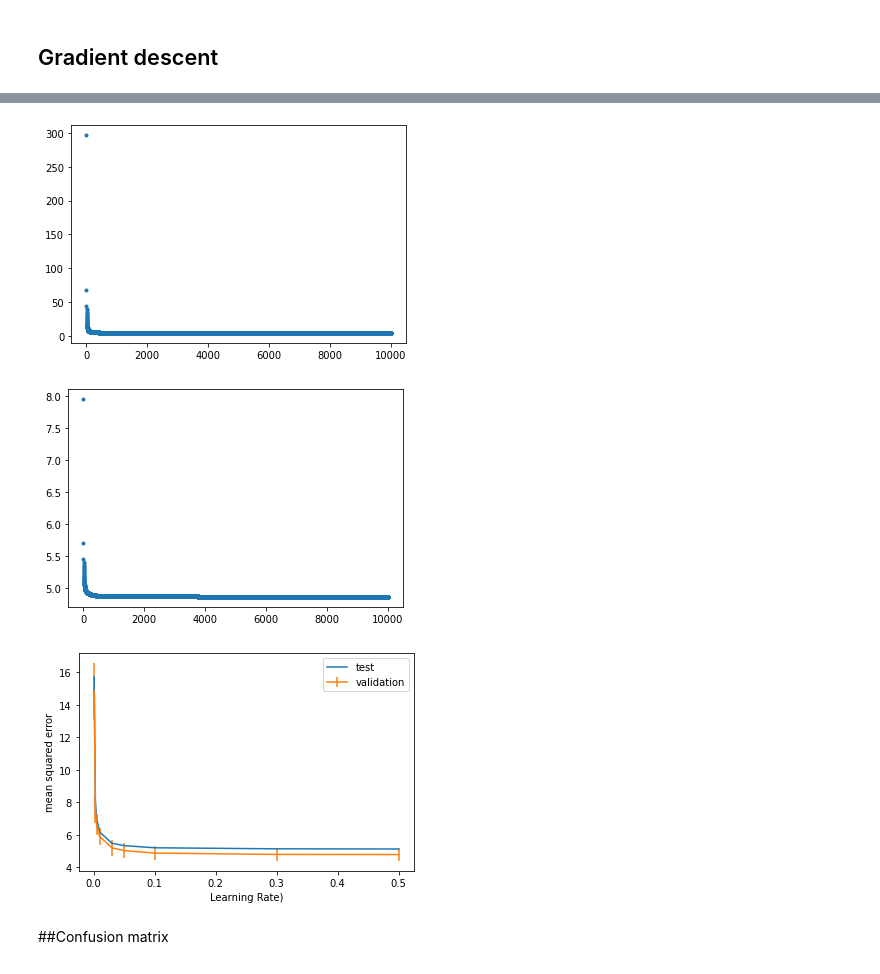
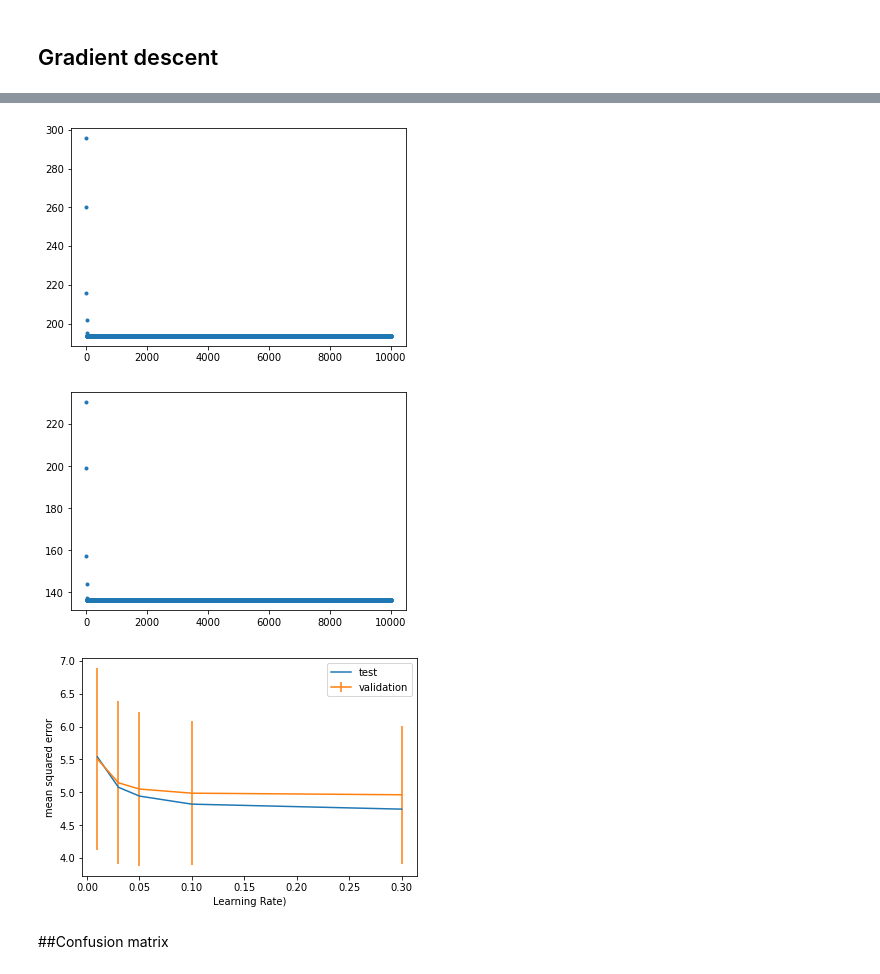
Before and after one commit to VenissaCarolQuadros/COMP551, a Jupyter notebook: COMP551_A1.ipynb, the cells around one changed output, grey strips where cells are left out. Drawn from its saved outputs; the diff is of its cells as text; code cells hidden in the pictures.

```diff
--- a/COMP551_A1.ipynb
+++ b/COMP551_A1.ipynb
@@ -95,15 +95,17 @@ class StochasticGradientDescent:
         self.cost_history=[]
 
     def run(self, gradient_fn, x, y, w):
+        learning_rate=self.learning_rate
         grad = np.inf
         t = 1
         instance=0
         while t < self.max_iters:
             grad, cost = gradient_fn(x, y, w, instance)
             self.cost_history.append(cost)
-            w = w - self.learning_rate * grad         # weight update step
+            w = w - learning_rate * grad         # weight update step
             if self.record_history:
                 self.w_history.append(w)
+            learning_rate=self.learning_rate/t
             instance+=1
             if instance==x.shape[0]:
               instance=0
@@ -136,7 +138,7 @@ class LinearRegression:
         def gradient(x, y, w):                          # define the gradient function
             yh =  x @ w
             N, D = x.shape
-            grad = .5*np.dot(yh - y, x)/N
+            grad = np.dot(yh - y, x)/N
             return grad, .5*np.mean((yh - y)**2)
         #w0 = np.zeros(self.X.shape[1])                            # initialize the weights
         self.w[:,0] = optimizer1.run(gradient, self.X, self.Y[:,0], self.w[:,0])      # run the optimizer to get the optimal weights
@@ -219,8 +221,8 @@ print(loss)
 # %% [markdown]
 ## Gradient descent
 # %%
-optimizer1 = GradientDescent(learning_rate=.5, max_iters=1e4, record_history=False)
-optimizer2 = GradientDescent(learning_rate=.5, max_iters=1e4, record_history=False)
+optimizer1 = GradientDescent(learning_rate=.1, max_iters=1e4, record_history=False)
+optimizer2 = GradientDescent(learning_rate=.1, max_iters=1e4, record_history=False)
 model= LinearRegression()
 model.fitGD(X_train, Y_train, optimizer1, optimizer2)
 # %%
@@ -233,6 +235,6 @@ print(loss)
 # %%
-optimizer1 = StochasticGradientDescent(learning_rate=2.1e-5, max_iters=1e4, record_history=False)
-optimizer2 = StochasticGradientDescent(learning_rate=1.5e-6, max_iters=1e4, record_history=False)
+optimizer1 = StochasticGradientDescent(learning_rate=0.02, max_iters=10000, record_history=False) #2.1e-5
+optimizer2 = StochasticGradientDescent(learning_rate=0.001, max_iters=10000, record_history=False) #1.5e-6
 model= LinearRegression()
 model.fitSGD(X_train, Y_train, optimizer1, optimizer2)
 # %%
@@ -249,34 +271,34 @@ plt.show()
 plt.plot(np.arange(len(optimizer2.cost_history)), optimizer2.cost_history, '.')
 plt.show()
 # %% [output]
-[figure, old version]
+[figure, new version]
-[figure, old version]
+[figure, new version]
 # %%
 loss = lambda y, yh: 0.5*np.mean((y-yh)**2)
 num_folds = 5
 model = LinearRegression()
-learning_rates=[0.001, 0.003, 0.005, 0.01, 0.03, 0.05, 0.1, 0.3, 0.5]
+learning_rates=[0.01, 0.03, 0.05, 0.1, 0.3]
 err_test, err_valid = np.zeros(len(learning_rates)), np.zeros((len(learning_rates), num_folds))
 for i, K in enumerate(learning_rates):
     #Find the validation errors for num_folds splits for a given K
     for f, (tr, val) in enumerate(cross_validate(X_train.shape[0], num_folds)):
         optimizer1 = GradientDescent(learning_rate=K, max_iters=1e4, record_history=False)
         optimizer2 = GradientDescent(learning_rate=K, max_iters=1e4, record_history=False)
         #print(X_train.shape, X_train[tr, :].shape, Y_train.shape, Y_train[tr, :].shape)
         params = model.fitGD(X_train[tr, :], Y_train[tr, :], optimizer1, optimizer2)
         err_valid[i, f] = loss(Y_train[val], model.predict(X_train[val]))
     #this is the part that we don't do in a usual setup. We don't touch the test set until the very end.
     params = model.fitGD(X_train[tr], Y_train[tr], optimizer1, optimizer2)
     err_test[i]= loss(Y_test, model.predict(X_test))
 
 plt.plot(learning_rates, err_test,  label='test')
 plt.errorbar(learning_rates, np.mean(err_valid, axis=1), np.std(err_valid, axis=1), label='validation')
 plt.legend()
 plt.xlabel('Learning Rate)')
 plt.ylabel('mean squared error')
 plt.show()
 # %% [output]
-[figure, old version]
+[figure, new version]
 # %% [markdown]
 ##Confusion matrix
 # %%
```
Also changed, not shown: parts of 11 cells of this notebook.
